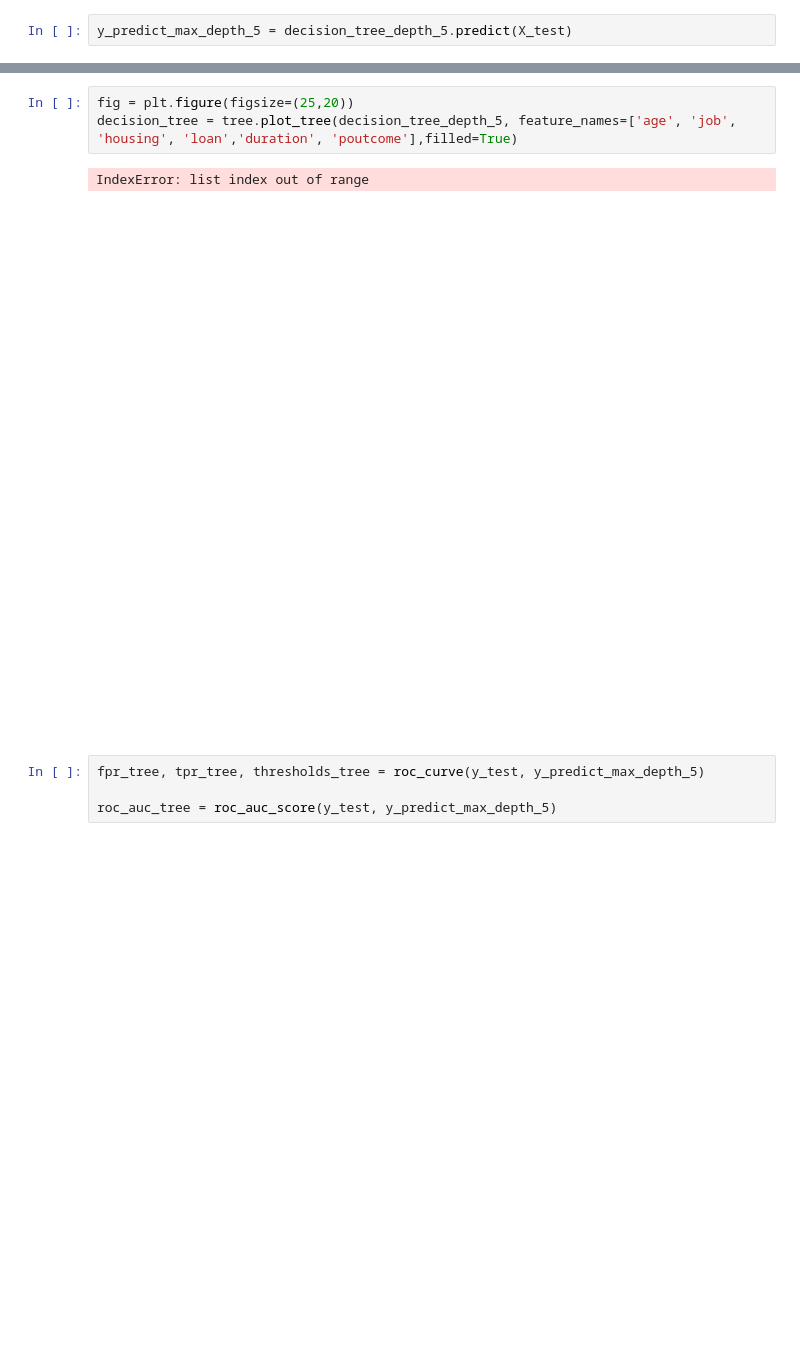
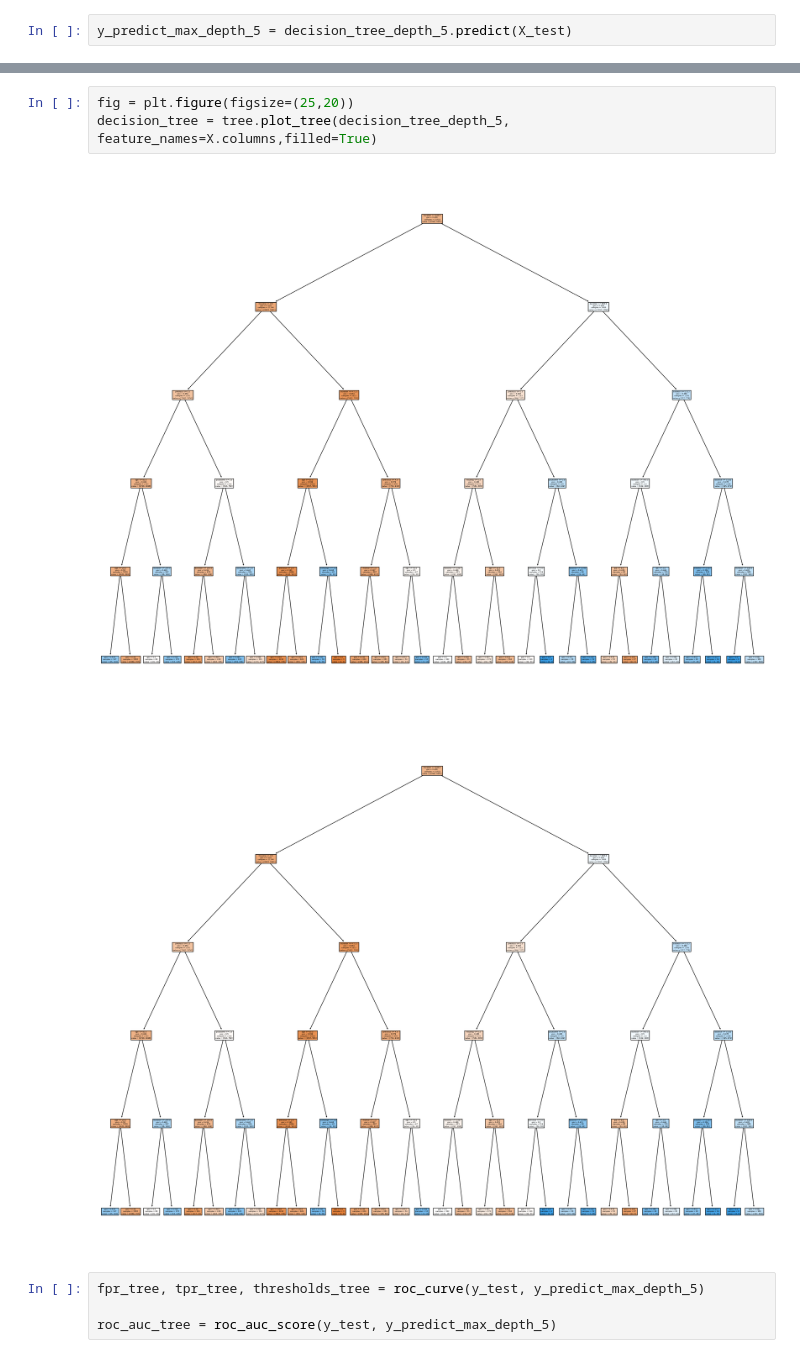
Before and after one commit to axt0895/data-science, a Jupyter notebook: Classification-Evaluation.ipynb, the cells around one changed output, grey strips where cells are left out. Saved outputs shown, nothing was run; the diff lists cells and outputs as text; blank space fills up the shorter version.

```diff
--- a/Classification-Evaluation.ipynb
+++ b/Classification-Evaluation.ipynb
@@ -455,9 +632,9 @@ weighted avg       0.68      0.67      0.68      4578
 # %%
 fig = plt.figure(figsize=(25,20))
-decision_tree = tree.plot_tree(decision_tree_depth_5, feature_names=['age', 'job', 'housing', 'loan','duration', 'poutcome'],filled=True)
+decision_tree = tree.plot_tree(decision_tree_depth_5, feature_names=X.columns,filled=True)
 # %% [output]
-IndexError: list index out of range
-[figure, old version]
+[figure, new version]
+[figure, added]
 # %%
 fpr_tree, tpr_tree, thresholds_tree = roc_curve(y_test, y_predict_max_depth_5)
 
```
Also changed, not shown: parts of 37 cells of this notebook.
